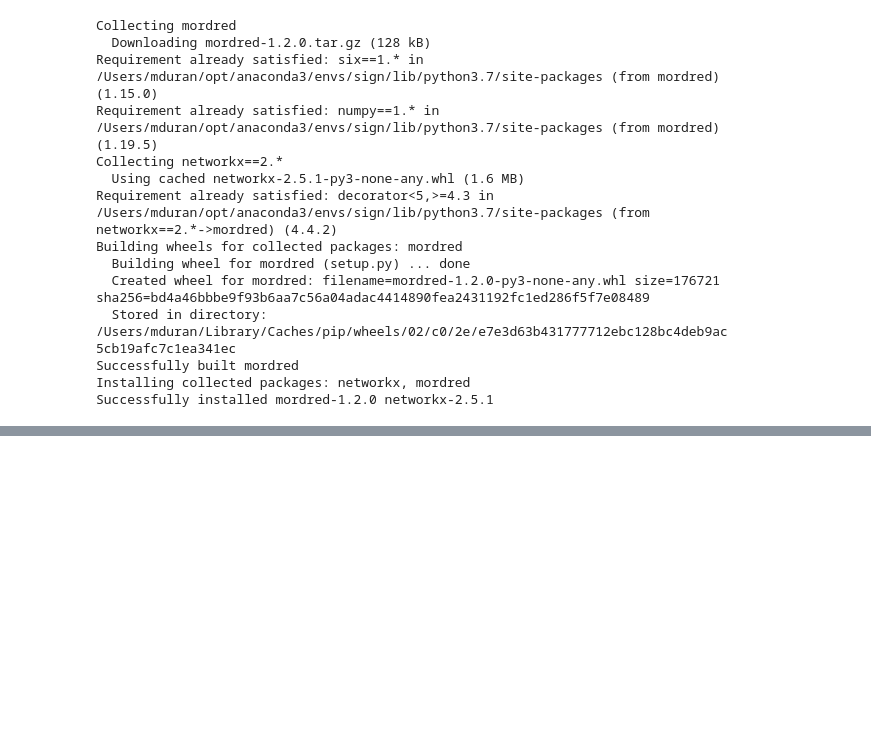
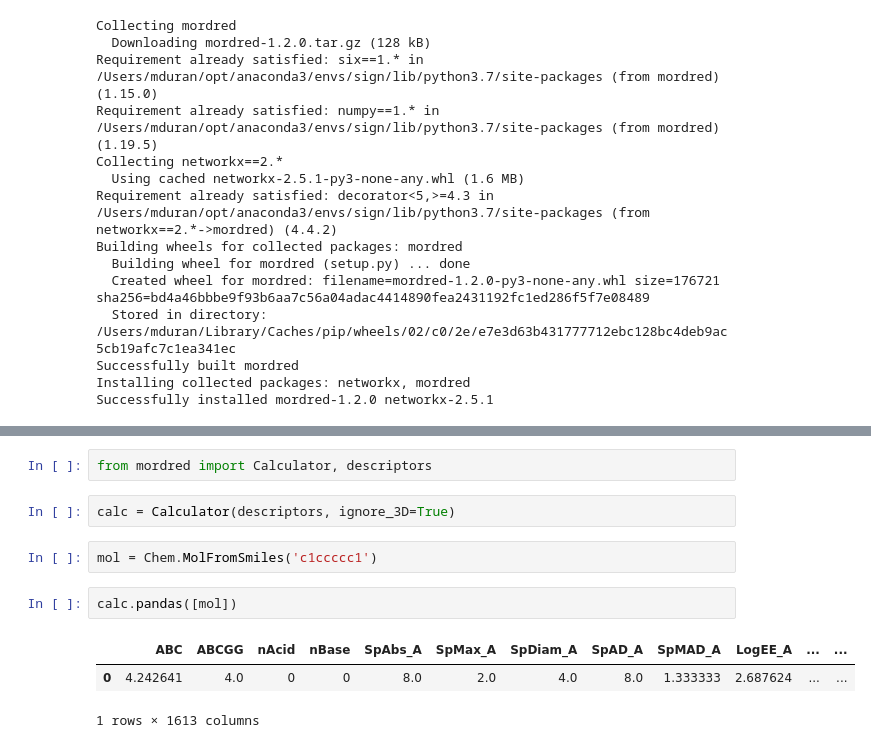
Before and after one commit to ersilia-os/zaira-chem, a Jupyter notebook: development.ipynb, the cells around one changed output, grey strips where cells are left out. Saved outputs shown, nothing was run; the diff lists cells and outputs as text; blank space fills up the shorter version.

```diff
--- a/development.ipynb
+++ b/development.ipynb
@@ -30,0 +148,12 @@ Successfully installed mordred-1.2.0 networkx-2.5.1
+# %%
+from mordred import Calculator, descriptors
+# %%
+calc = Calculator(descriptors, ignore_3D=True)
+# %%
+mol = Chem.MolFromSmiles('c1ccccc1')
+# %%
+calc.pandas([mol])
+# %% [output]
+|  | ABC | ABCGG | nAcid | nBase | SpAbs_A | SpMax_A | SpDiam_A | SpAD_A | SpMAD_A | LogEE_A | ... | ... |
+| 0 | 4.242641 | 4.0 | 0 | 0 | 8.0 | 2.0 | 4.0 | 8.0 | 1.333333 | 2.687624 | ... | ... |
+1 rows × 1613 columns
```
Also changed, not shown: parts of 4 cells of this notebook, 32 other files.
